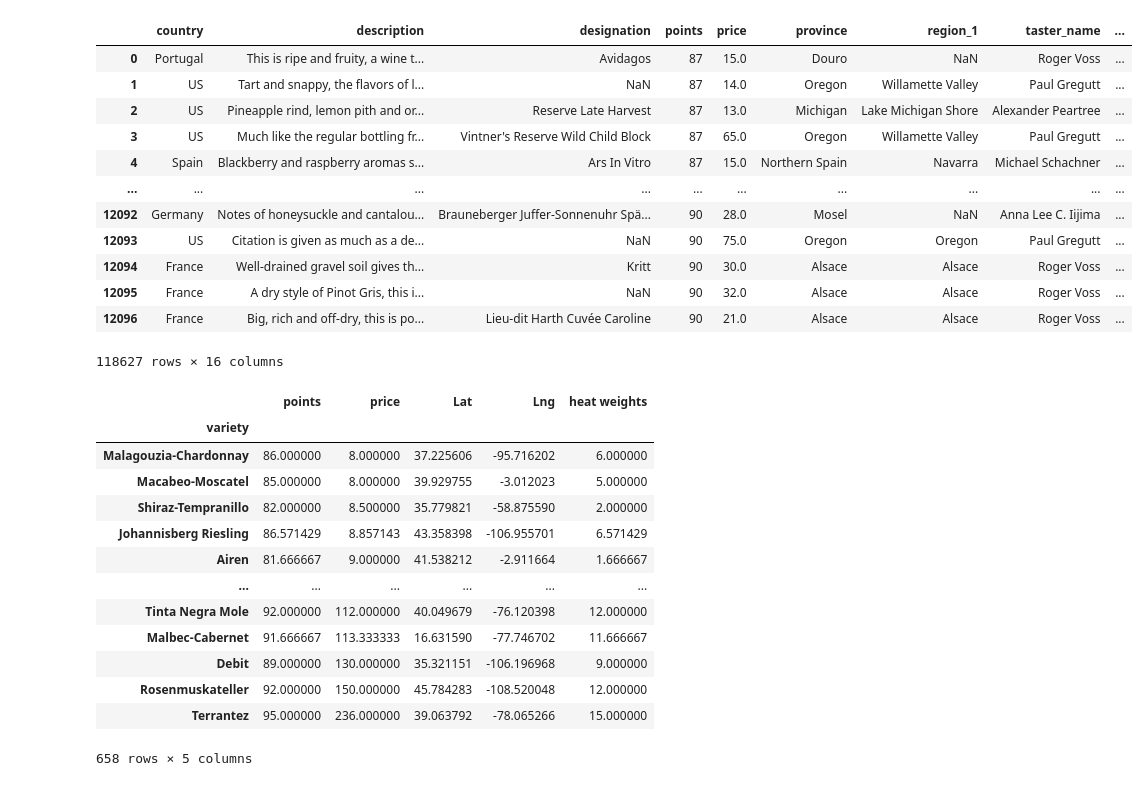
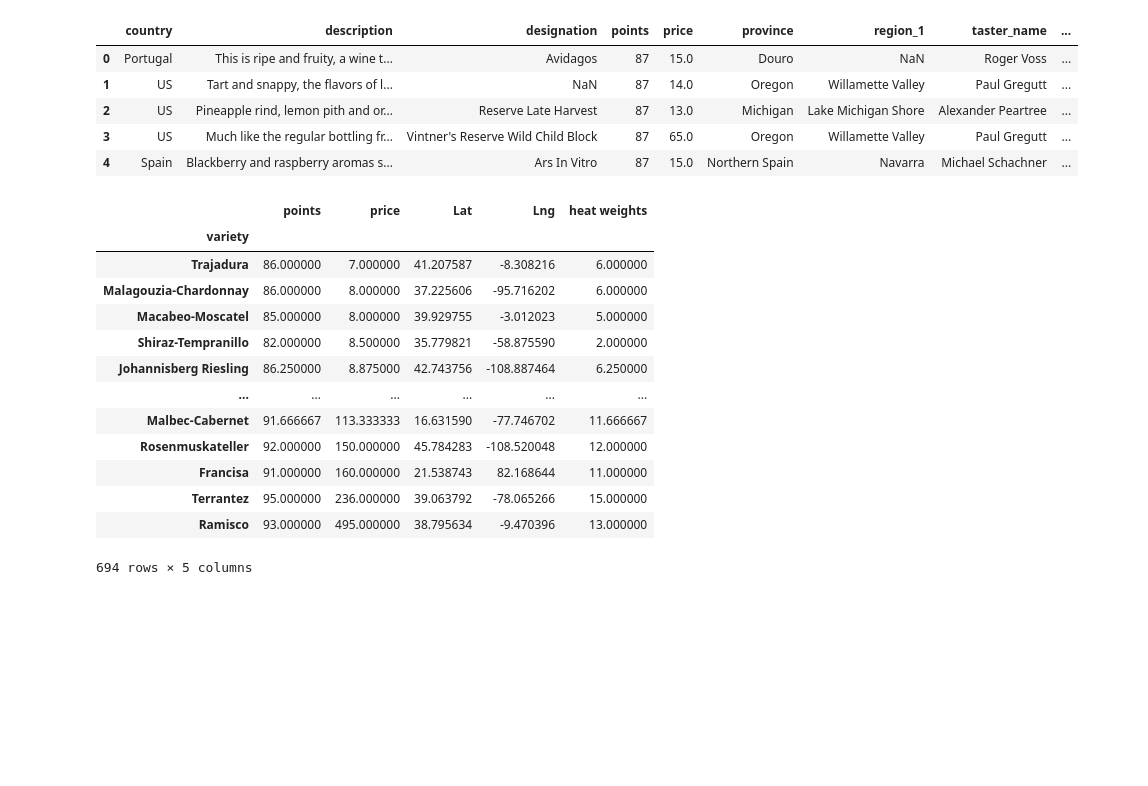
Before and after one commit to gustavhempel/Dont_Touch_My_Script, a Jupyter notebook: merge_scrypt.ipynb, the cells around one changed output. Cells and saved outputs as stored; diff of their text form; code cells hidden in the pictures; blank space fills up the shorter version.

Commit message:
further updates to the dataframe

```diff
--- a/merge_scrypt.ipynb
+++ b/merge_scrypt.ipynb
@@ -9,54 +9,47 @@ from scipy.stats import linregress
 from pprint import pprint
 from api_keys import g_key
 # %%
-file = '1_2.csv'
+file = 'res/1_2.csv'
 df = pd.read_csv(file)
 
-file1 = '3coord.csv'
+file1 = 'res/3coord.csv'
 df1 = pd.read_csv(file1)
 
-file2 = '4coord.csv'
+file2 = 'res/4coord.csv'
 df2 = pd.read_csv(file2)
 
-file4 = '5coord.csv'
+file4 = 'res/5coord.csv'
 df4 = pd.read_csv(file4)
 
-file5 = '6coord.csv'
+file5 = 'res/6coord.csv'
 df5 = pd.read_csv(file5)
 
-file6 = '7coord.csv'
+file6 = 'res/7coord.csv'
 df6 = pd.read_csv(file6)
 
-file7 = '8coord.csv'
+file7 = 'res/8coord.csv'
 df7 = pd.read_csv(file7)
 
-file8 = '9.csv'
+file8 = 'res/9coord.csv'
 df8 = pd.read_csv(file8)
 
-file9 = '10.csv'
+file9 = 'res/10coord.csv'
 df9 = pd.read_csv(file9)
 # %%
 new_df = pd.concat([df,df1,df2,df4,df5,df6,df7,df8,df9], join='outer')
 new_df.head()
 new_df = new_df.drop(columns=['Unnamed: 0','Unnamed: 0.1','Unnamed: 0.1.1','Unnamed: 0.1.1.1','region_2'])
 new_df['year'] = new_df['title']
 
 
-new_df
+new_df.head()
 # %% [output]
 |  | country | description | designation | points | price | province | region_1 | taster_name | ... |
 | 0 | Portugal | This is ripe and fruity, a wine t... | Avidagos | 87 | 15.0 | Douro | NaN | Roger Voss | ... |
 | 1 | US | Tart and snappy, the flavors of l... | NaN | 87 | 14.0 | Oregon | Willamette Valley | Paul Gregutt | ... |
 | 2 | US | Pineapple rind, lemon pith and or... | Reserve Late Harvest | 87 | 13.0 | Michigan | Lake Michigan Shore | Alexander Peartree | ... |
 | 3 | US | Much like the regular bottling fr... | Vintner's Reserve Wild Child Block | 87 | 65.0 | Oregon | Willamette Valley | Paul Gregutt | ... |
 | 4 | Spain | Blackberry and raspberry aromas s... | Ars In Vitro | 87 | 15.0 | Northern Spain | Navarra | Michael Schachner | ... |
-| ... | ... | ... | ... | ... | ... | ... | ... | ... | ... |
-| 12092 | Germany | Notes of honeysuckle and cantalou... | Brauneberger Juffer-Sonnenuhr Spä... | 90 | 28.0 | Mosel | NaN | Anna Lee C. Iijima | ... |
-| 12093 | US | Citation is given as much as a de... | NaN | 90 | 75.0 | Oregon | Oregon | Paul Gregutt | ... |
-| 12094 | France | Well-drained gravel soil gives th... | Kritt | 90 | 30.0 | Alsace | Alsace | Roger Voss | ... |
-| 12095 | France | A dry style of Pinot Gris, this i... | NaN | 90 | 32.0 | Alsace | Alsace | Roger Voss | ... |
-| 12096 | France | Big, rich and off-dry, this is po... | Lieu-dit Harth Cuvée Caroline | 90 | 21.0 | Alsace | Alsace | Roger Voss | ... |
-118627 rows × 16 columns
 # %%
 new_df['year'] = new_df['year'].str.extract('(\d+)')
 # %%
@@ -64,5 +57,5 @@ new_Df.to_csv('winedf')
 # %%
-group_var_df = new_df.groupby(new_df['variety'])
+group_df = new_df.groupby(new_df['variety'])
 group_mean = group_df.mean()
 group_mean_price = group_mean.sort_values(by='price')
 group_mean_points = group_mean.sort_values(by='points')
@@ -70,18 +63,18 @@ group_mean_price
 # %% [output]
 |  | points | price | Lat | Lng | heat weights |
 | variety |  |  |  |  |  |
+| Trajadura | 86.000000 | 7.000000 | 41.207587 | -8.308216 | 6.000000 |
 | Malagouzia-Chardonnay | 86.000000 | 8.000000 | 37.225606 | -95.716202 | 6.000000 |
 | Macabeo-Moscatel | 85.000000 | 8.000000 | 39.929755 | -3.012023 | 5.000000 |
 | Shiraz-Tempranillo | 82.000000 | 8.500000 | 35.779821 | -58.875590 | 2.000000 |
-| Johannisberg Riesling | 86.571429 | 8.857143 | 43.358398 | -106.955701 | 6.571429 |
-| Airen | 81.666667 | 9.000000 | 41.538212 | -2.911664 | 1.666667 |
+| Johannisberg Riesling | 86.250000 | 8.875000 | 42.743756 | -108.887464 | 6.250000 |
 | ... | ... | ... | ... | ... | ... |
-| Tinta Negra Mole | 92.000000 | 112.000000 | 40.049679 | -76.120398 | 12.000000 |
 | Malbec-Cabernet | 91.666667 | 113.333333 | 16.631590 | -77.746702 | 11.666667 |
-| Debit | 89.000000 | 130.000000 | 35.321151 | -106.196968 | 9.000000 |
 | Rosenmuskateller | 92.000000 | 150.000000 | 45.784283 | -108.520048 | 12.000000 |
+| Francisa | 91.000000 | 160.000000 | 21.538743 | 82.168644 | 11.000000 |
 | Terrantez | 95.000000 | 236.000000 | 39.063792 | -78.065266 | 15.000000 |
+| Ramisco | 93.000000 | 495.000000 | 38.795634 | -9.470396 | 13.000000 |
-658 rows × 5 columns
+694 rows × 5 columns
 # %%
 group_mean_points
 # %% [output]
```
Also changed, not shown: parts of 6 cells of this notebook, 53 other files.
